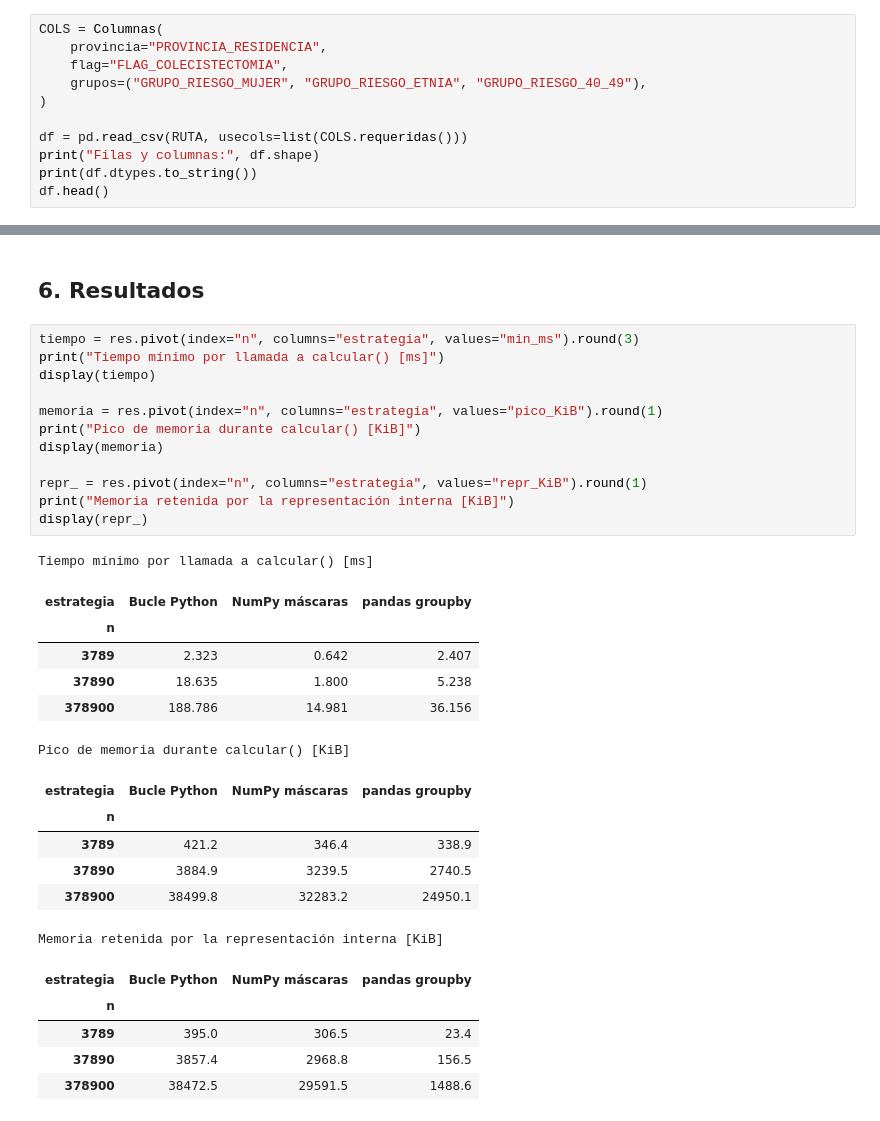
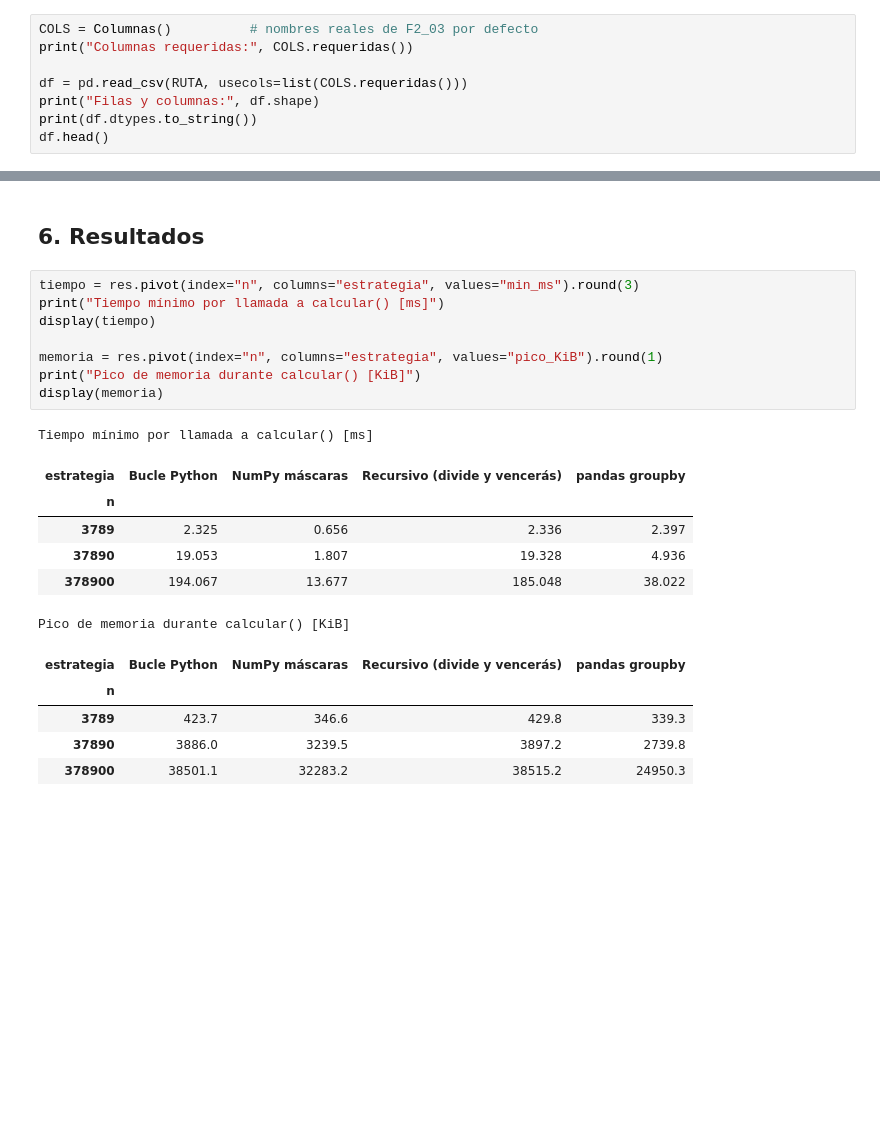
Before and after one commit to PaulaBecerraV/proyecto-grupo2-mcdi500, a Jupyter notebook: F3/F3_02_eficiencia.ipynb, the cells around one changed output, grey strips where cells are left out. Drawn from its saved outputs; the diff is of its cells as text; blank space fills up the shorter version.

```diff
--- a/F3/F3_02_eficiencia.ipynb
+++ b/F3/F3_02_eficiencia.ipynb
@@ -53,9 +54,6 @@ La clase `Columnas` concentra sus nombres; **si en F2_03 se llaman distinto, se
 # %%
-COLS = Columnas(
-    provincia="PROVINCIA_RESIDENCIA",
-    flag="FLAG_COLECISTECTOMIA",
-    grupos=("GRUPO_RIESGO_MUJER", "GRUPO_RIESGO_ETNIA", "GRUPO_RIESGO_40_49"),
-)
+COLS = Columnas()          # nombres reales de F2_03 por defecto
+print("Columnas requeridas:", COLS.requeridas())
 
 df = pd.read_csv(RUTA, usecols=list(COLS.requeridas()))
 print("Filas y columnas:", df.shape)
@@ -266,32 +260,22 @@ res.round(3)
 # %%
 tiempo = res.pivot(index="n", columns="estrategia", values="min_ms").round(3)
 print("Tiempo mínimo por llamada a calcular() [ms]")
 display(tiempo)
 
 memoria = res.pivot(index="n", columns="estrategia", values="pico_KiB").round(1)
 print("Pico de memoria durante calcular() [KiB]")
 display(memoria)
-
-repr_ = res.pivot(index="n", columns="estrategia", values="repr_KiB").round(1)
-print("Memoria retenida por la representación interna [KiB]")
-display(repr_)
 # %% [output]
 Tiempo mínimo por llamada a calcular() [ms]
-| estrategia | Bucle Python | NumPy máscaras | pandas groupby |
-| n |  |  |  |
-| 3789 | 2.323 | 0.642 | 2.407 |
-| 37890 | 18.635 | 1.800 | 5.238 |
-| 378900 | 188.786 | 14.981 | 36.156 |
+| estrategia | Bucle Python | NumPy máscaras | Recursivo (divide y vencerás) | pandas groupby |
+| n |  |  |  |  |
+| 3789 | 2.325 | 0.656 | 2.336 | 2.397 |
+| 37890 | 19.053 | 1.807 | 19.328 | 4.936 |
+| 378900 | 194.067 | 13.677 | 185.048 | 38.022 |
 Pico de memoria durante calcular() [KiB]
-| estrategia | Bucle Python | NumPy máscaras | pandas groupby |
-| n |  |  |  |
-| 3789 | 421.2 | 346.4 | 338.9 |
-| 37890 | 3884.9 | 3239.5 | 2740.5 |
-| 378900 | 38499.8 | 32283.2 | 24950.1 |
+| estrategia | Bucle Python | NumPy máscaras | Recursivo (divide y vencerás) | pandas groupby |
+| n |  |  |  |  |
+| 3789 | 423.7 | 346.6 | 429.8 | 339.3 |
+| 37890 | 3886.0 | 3239.5 | 3897.2 | 2739.8 |
+| 378900 | 38501.1 | 32283.2 | 38515.2 | 24950.3 |
-Memoria retenida por la representación interna [KiB]
-| estrategia | Bucle Python | NumPy máscaras | pandas groupby |
-| n |  |  |  |
-| 3789 | 395.0 | 306.5 | 23.4 |
-| 37890 | 3857.4 | 2968.8 | 156.5 |
-| 378900 | 38472.5 | 29591.5 | 1488.6 |
 # %%
```
Also changed, not shown: parts of 25 cells of this notebook.
